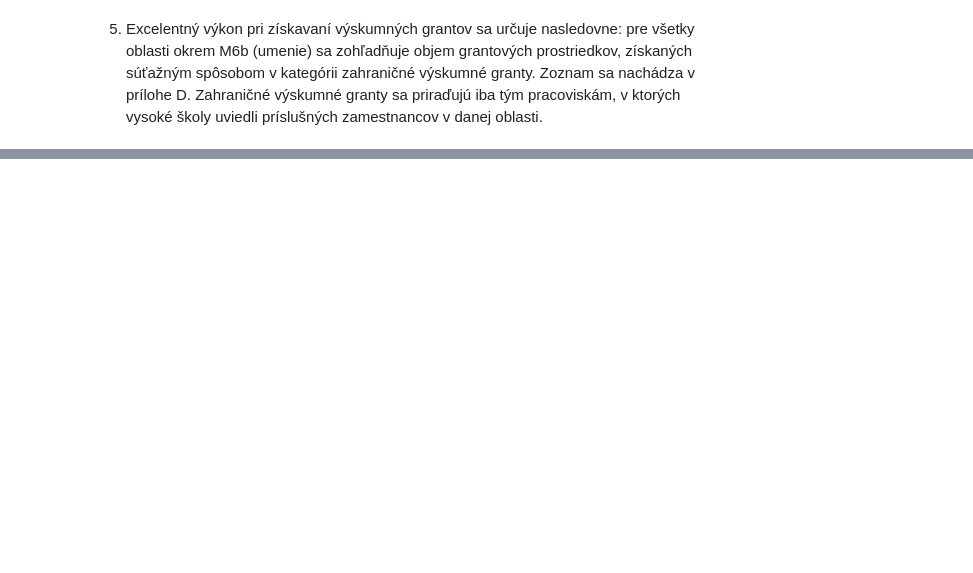
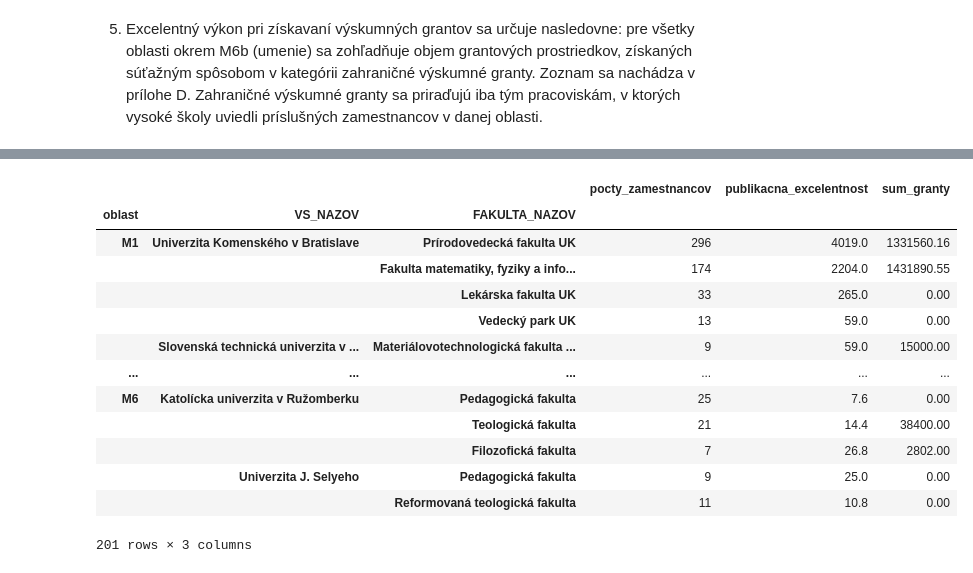
Before and after one commit to kiwaikiki/rozpis-dotacii-sr-vs, a Jupyter notebook: src/analyze.ipynb, the cells around one changed output, grey strips where cells are left out. Drawn from its saved outputs; the diff is of its cells as text; code cells hidden in the pictures; blank space fills up the shorter version.

```diff
--- a/src/analyze.ipynb
+++ b/src/analyze.ipynb
@@ -348,2 +730,19 @@ for oblast in sorted(set(oblasti_mapping.values())):
+# %%
+zamestnanci_publikacie
+# %% [output]
+|  |  |  | pocty_zamestnancov | publikacna_excelentnost | sum_granty |
+| oblast | VS_NAZOV | FAKULTA_NAZOV |  |  |  |
+| M1 | Univerzita Komenského v Bratislave | Prírodovedecká fakulta UK | 296 | 4019.0 | 1331560.16 |
+|  |  | Fakulta matematiky, fyziky a info... | 174 | 2204.0 | 1431890.55 |
+|  |  | Lekárska fakulta UK | 33 | 265.0 | 0.00 |
+|  |  | Vedecký park UK | 13 | 59.0 | 0.00 |
+|  | Slovenská technická univerzita v ... | Materiálovotechnologická fakulta ... | 9 | 59.0 | 15000.00 |
+| ... | ... | ... | ... | ... | ... |
+| M6 | Katolícka univerzita v Ružomberku | Pedagogická fakulta | 25 | 7.6 | 0.00 |
+|  |  | Teologická fakulta | 21 | 14.4 | 38400.00 |
+|  |  | Filozofická fakulta | 7 | 26.8 | 2802.00 |
+|  | Univerzita J. Selyeho | Pedagogická fakulta | 9 | 25.0 | 0.00 |
+|  |  | Reformovaná teologická fakulta | 11 | 10.8 | 0.00 |
+201 rows × 3 columns
 # %%
 subprocess.run(['Rscript', 'predict.r'])
```
Also changed, not shown: parts of 23 cells of this notebook.
